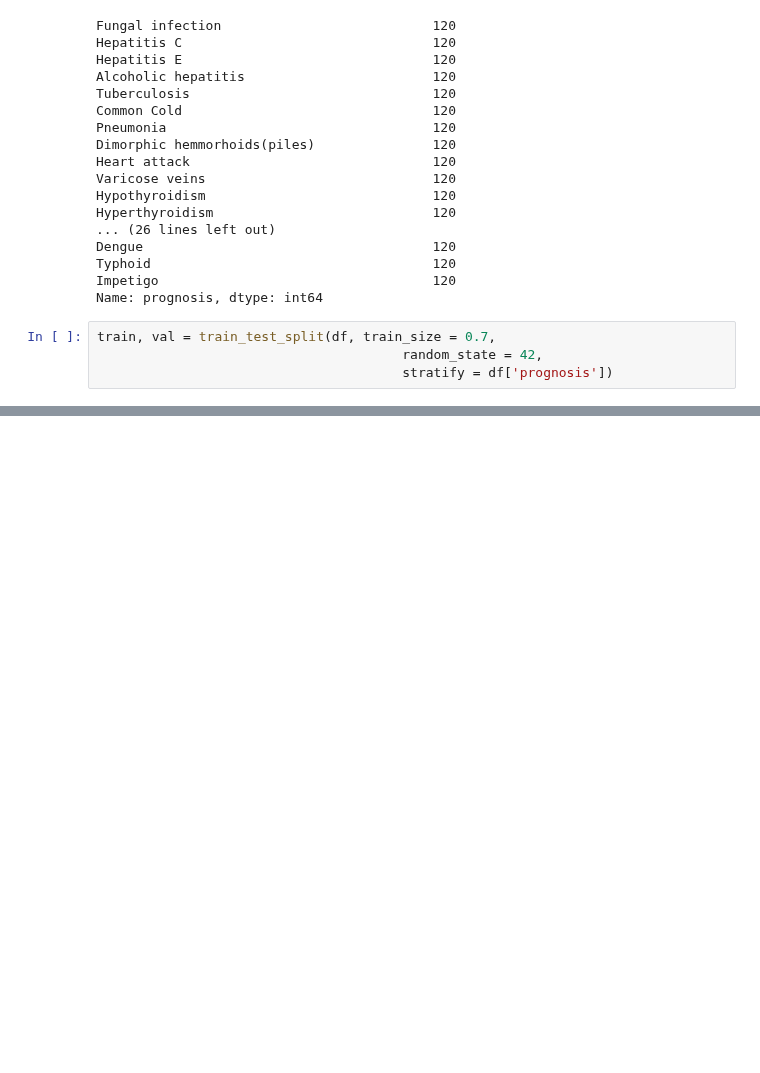
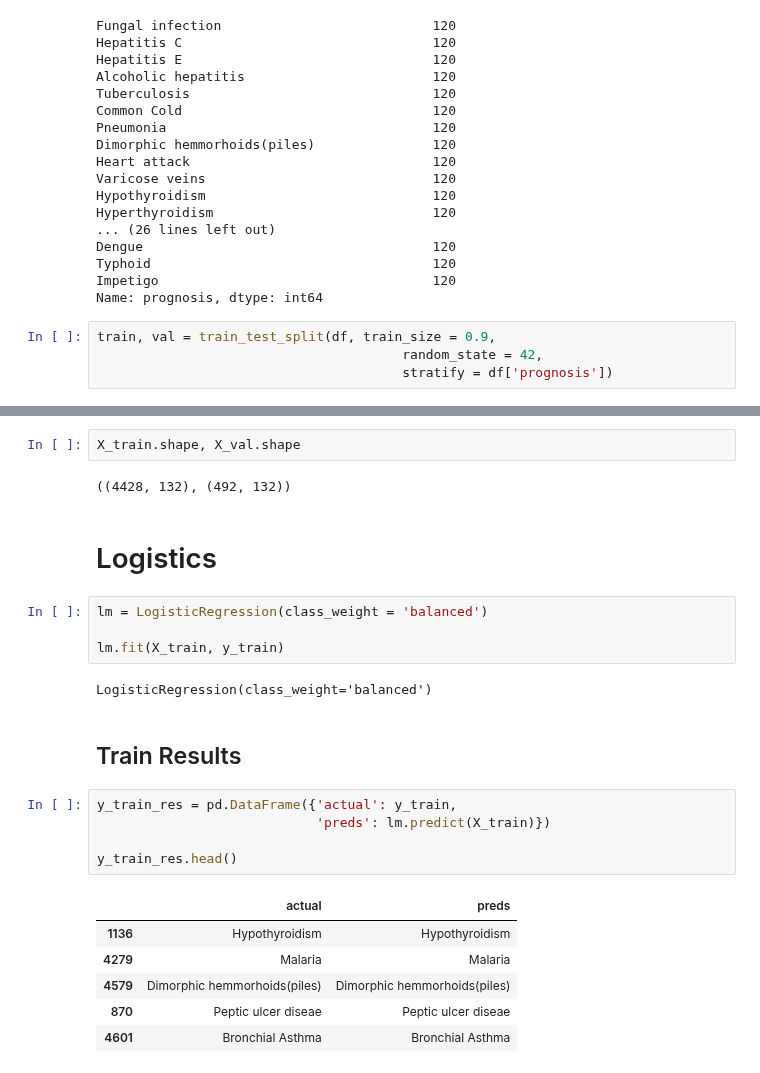
Before and after one commit to disease-outbreak/disease-outbreak, a Jupyter notebook: MVP.ipynb, the cells around one changed output, grey strips where cells are left out. Cells and saved outputs as stored; diff of their text form; blank space fills up the shorter version.

```diff
--- a/MVP.ipynb
+++ b/MVP.ipynb
@@ -68,6 +87,6 @@ Typhoid                                    120
 Impetigo                                   120
 Name: prognosis, dtype: int64
 # %%
-train, val = train_test_split(df, train_size = 0.7,
+train, val = train_test_split(df, train_size = 0.9,
                                        random_state = 42,
                                        stratify = df['prognosis'])
@@ -98,0 +109,26 @@ X_train.shape, X_val.shape
+# %%
+X_train.shape, X_val.shape
+# %% [output]
+((4428, 132), (492, 132))
+# %% [markdown]
+# Logistics
+# %%
+lm = LogisticRegression(class_weight = 'balanced')
+
+lm.fit(X_train, y_train)
+# %% [output]
+LogisticRegression(class_weight='balanced')
+# %% [markdown]
+## Train Results
+# %%
+y_train_res = pd.DataFrame({'actual': y_train,
+                            'preds': lm.predict(X_train)})
+
+y_train_res.head()
+# %% [output]
+|  | actual | preds |
+| 1136 | Hypothyroidism | Hypothyroidism |
+| 4279 | Malaria | Malaria |
+| 4579 | Dimorphic hemmorhoids(piles) | Dimorphic hemmorhoids(piles) |
+| 870 | Peptic ulcer diseae | Peptic ulcer diseae |
+| 4601 | Bronchial Asthma | Bronchial Asthma |
```
Also changed, not shown: parts of 40 cells of this notebook.
